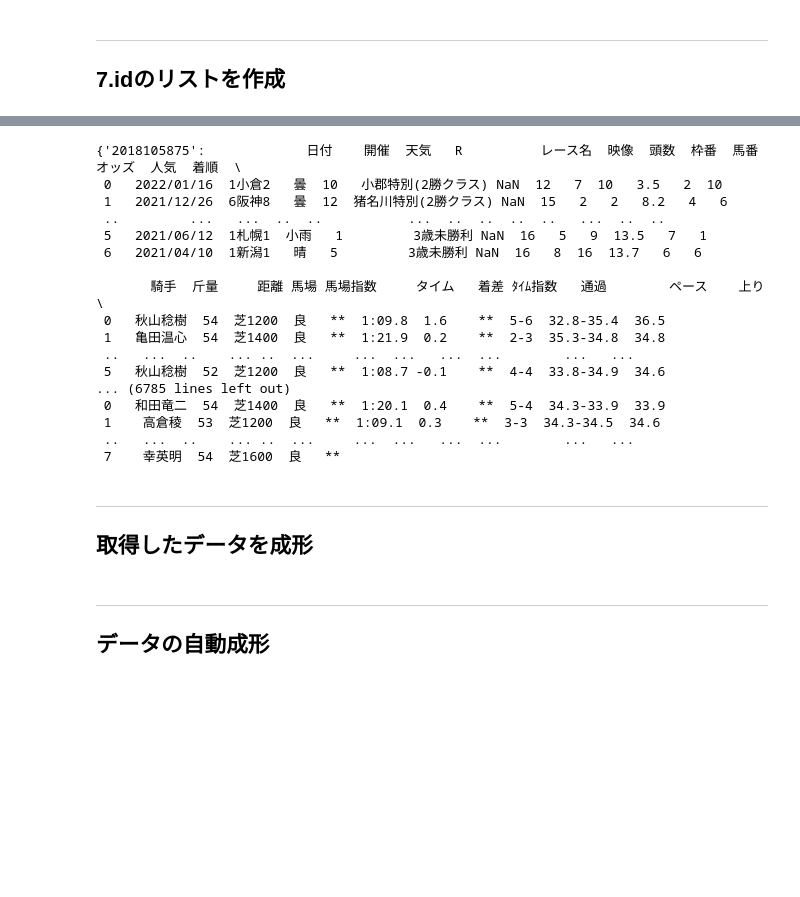
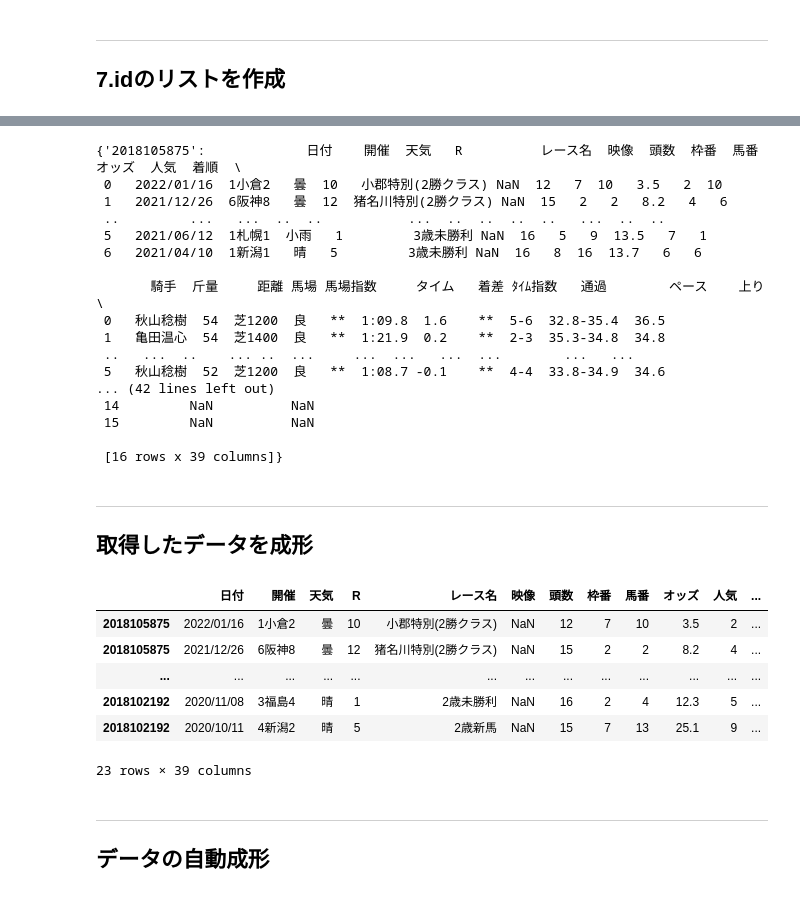
Before and after one commit to abe-masafumi/sklran-test, a Jupyter notebook: hourse_data/3.0.add.id.ipynb, the cells around one changed output, grey strips where cells are left out. Saved outputs shown, nothing was run; the diff lists cells and outputs as text; code cells hidden in the pictures; blank space fills up the shorter version.

```diff
--- a/hourse_data/3.0.add.id.ipynb
+++ b/hourse_data/3.0.add.id.ipynb
@@ -170,8 +167,7 @@ def scrape_horse_results(horse_id_list,par_horse_results={}):
       url = "https://db.netkeiba.com/horse/" + _horse_id
       time.sleep(1)
       # [0]をつけてリストの中だけを取得
-      horse_results[_horse_id] = pd.read_html(url,match='日付')[0]
-
+      horse_results[_horse_id] = pd.read_html(url,match='日付',encoding='EUC-JP')[0]
     except UnicodeDecodeError as e:
       # print(e)
       # print(f"レースID: {race_id} のデータはありません")
@@ -201,11 +197,11 @@ horse_results
  1   亀田温心  54  芝1400  良   **  1:21.9  0.2    **  2-3  35.3-34.8  34.8
  ..   ...  ..    ... ..  ...     ...  ...   ...  ...        ...   ...
  5   秋山稔樹  52  芝1200  良   **  1:08.7 -0.1    **  4-4  33.8-34.9  34.6
-... (6785 lines left out)
- 0   和田竜二  54  芝1400  良   **  1:20.1  0.4    **  5-4  34.3-33.9  33.9
- 1    高倉稜  53  芝1200  良   **  1:09.1  0.3    **  3-3  34.3-34.5  34.6
- ..   ...  ..    ... ..  ...     ...  ...   ...  ...        ...   ...
- 7    幸英明  54  芝1600  良   **
+... (42 lines left out)
+ 14         NaN          NaN
+ 15         NaN          NaN
+
+ [16 rows x 39 columns]}
 # %% [markdown]
 ----
 
@@ -219 +213,13 @@ results = pd.concat([horse_results[key] for key in horse_results.keys()],sort=Fa
+# %%
+# pd.options.display.max_rows = None
+
+results
+# %% [output]
+|  | 日付 | 開催 | 天気 | R | レース名 | 映像 | 頭数 | 枠番 | 馬番 | オッズ | 人気 | ... |
+| 2018105875 | 2022/01/16 | 1小倉2 | 曇 | 10 | 小郡特別(2勝クラス) | NaN | 12 | 7 | 10 | 3.5 | 2 | ... |
+| 2018105875 | 2021/12/26 | 6阪神8 | 曇 | 12 | 猪名川特別(2勝クラス) | NaN | 15 | 2 | 2 | 8.2 | 4 | ... |
+| ... | ... | ... | ... | ... | ... | ... | ... | ... | ... | ... | ... | ... |
+| 2018102192 | 2020/11/08 | 3福島4 | 晴 | 1 | 2歳未勝利 | NaN | 16 | 2 | 4 | 12.3 | 5 | ... |
+| 2018102192 | 2020/10/11 | 4新潟2 | 晴 | 5 | 2歳新馬 | NaN | 15 | 7 | 13 | 25.1 | 9 | ... |
+23 rows × 39 columns
 # %%
```
Also changed, not shown: parts of 9 cells of this notebook, 3 other files.
